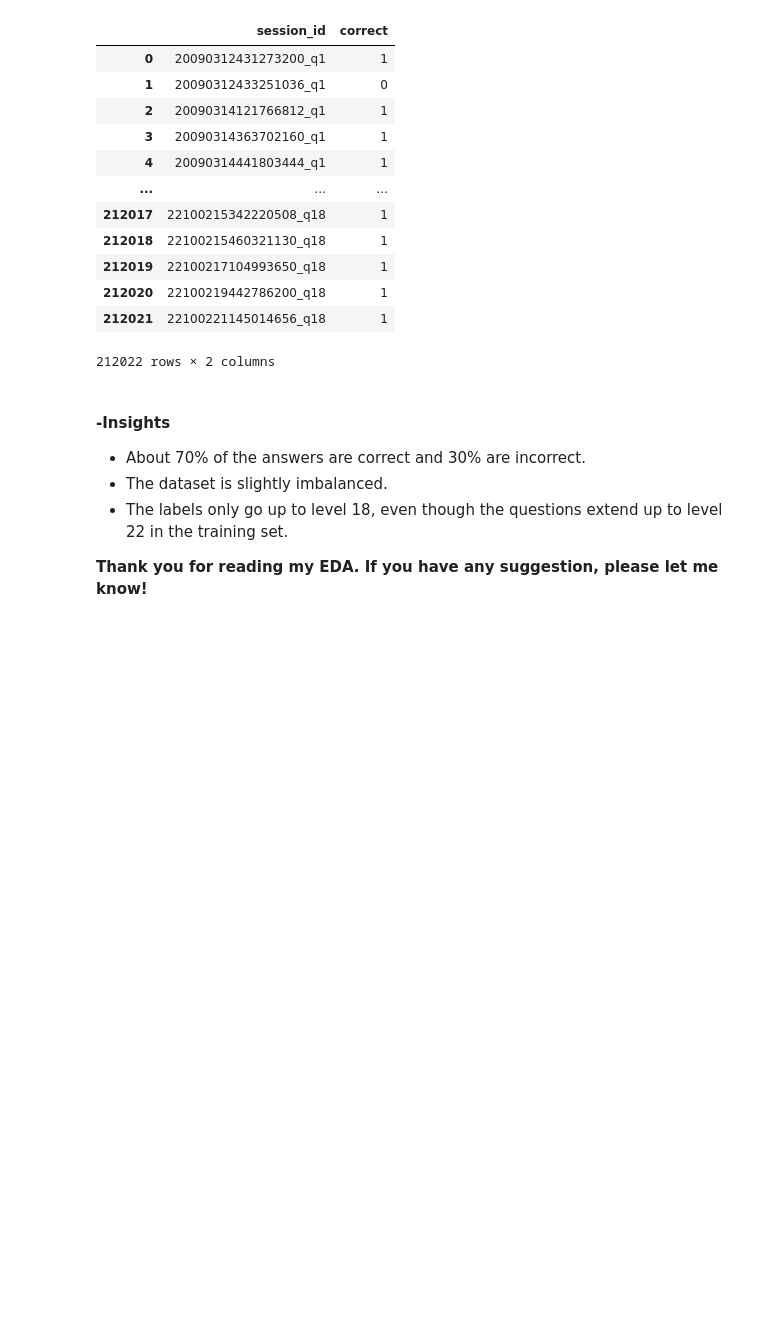
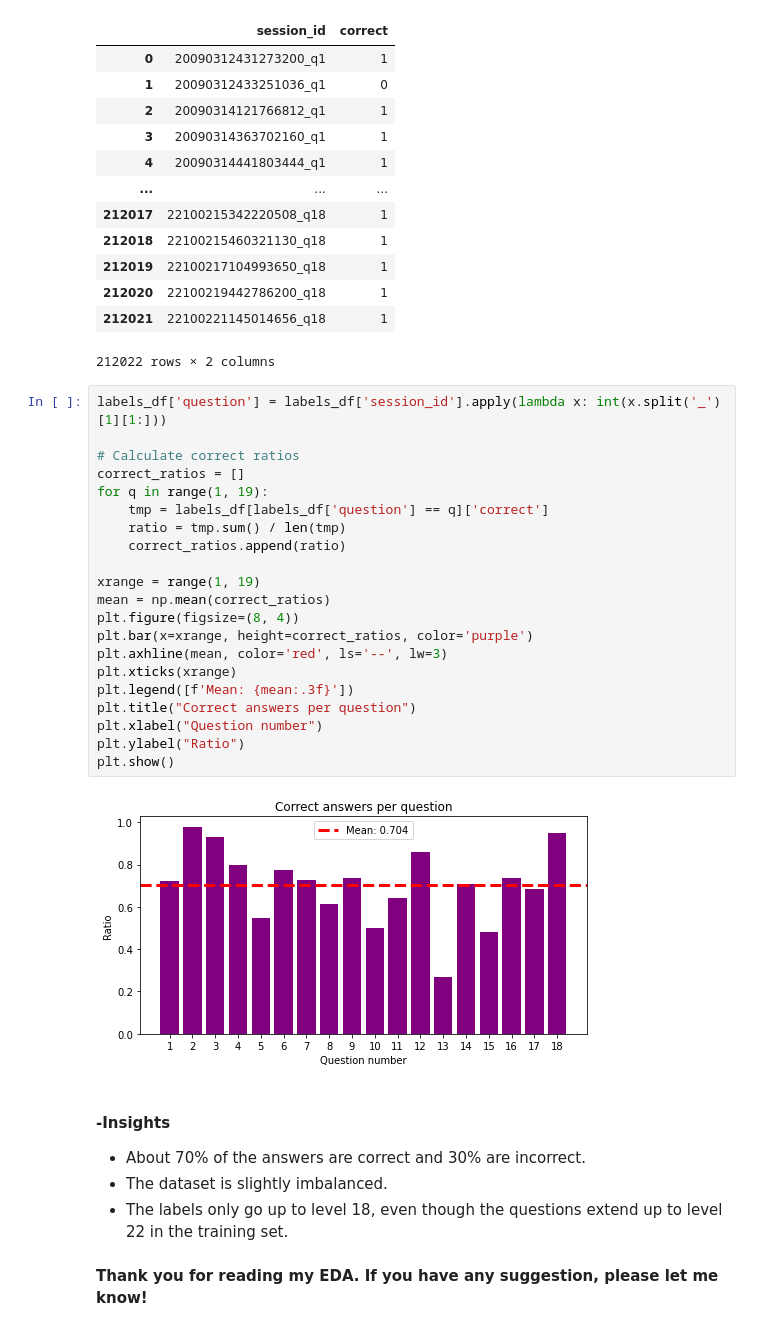
Before and after one commit to Paul-Bacher/Predict-Student-Performance-from-Game-Play, a Jupyter notebook: detailed-eda-student-perf-from-game-play.ipynb, the cells around one changed output. Cells and saved outputs as stored; diff of their text form; blank space fills up the shorter version.

```diff
--- a/detailed-eda-student-perf-from-game-play.ipynb
+++ b/detailed-eda-student-perf-from-game-play.ipynb
@@ -619,10 +621,33 @@ Name: correct, dtype: float64
 | 212020 | 22100219442786200_q18 | 1 |
 | 212021 | 22100221145014656_q18 | 1 |
 212022 rows × 2 columns
+# %%
+labels_df['question'] = labels_df['session_id'].apply(lambda x: int(x.split('_')[1][1:]))
+
+# Calculate correct ratios
+correct_ratios = []
+for q in range(1, 19):
+    tmp = labels_df[labels_df['question'] == q]['correct']
+    ratio = tmp.sum() / len(tmp)
+    correct_ratios.append(ratio)
+
+xrange = range(1, 19)
+mean = np.mean(correct_ratios)
+plt.figure(figsize=(8, 4))
+plt.bar(x=xrange, height=correct_ratios, color='purple')
+plt.axhline(mean, color='red', ls='--', lw=3)
+plt.xticks(xrange)
+plt.legend([f'Mean: {mean:.3f}'])
+plt.title("Correct answers per question")
+plt.xlabel("Question number")
+plt.ylabel("Ratio")
+plt.show()
+# %% [output]
+[figure, added]
 # %% [markdown]
 #### -Insights
 - About 70% of the answers are correct and 30% are incorrect.
 - The dataset is slightly imbalanced.
 - The labels only go up to level 18, even though the questions extend up to level 22 in the training set.
-
-**Thank you for reading my EDA. If you have any suggestion, please let me know!**
+# %% [markdown]
+**Thank you for reading my EDA. If you have any suggestion, please let me know!**
```
Also changed, not shown: parts of 1 cell of this notebook, 2 other files.
